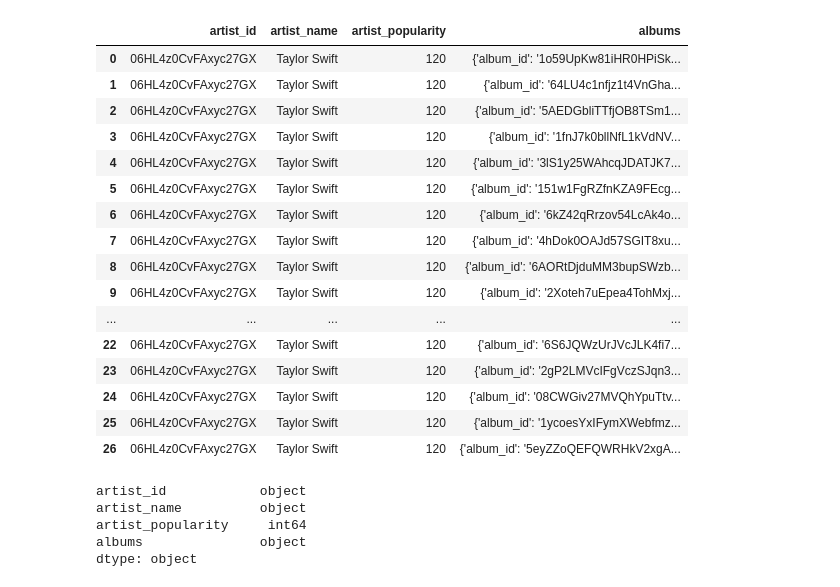
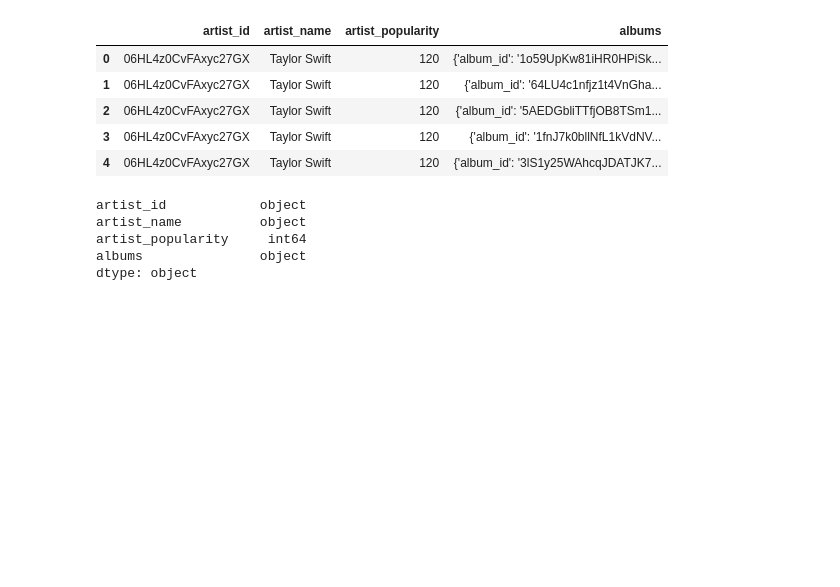
Before and after one commit to PrismaPsy/Data_Quality_Engineer, a Jupyter notebook: ETL/Data Quality Engineer.ipynb, the cells around one changed output. Saved outputs shown, nothing was run; the diff lists cells and outputs as text; code cells hidden in the pictures; blank space fills up the shorter version.

```diff
--- a/ETL/Data Quality Engineer.ipynb
+++ b/ETL/Data Quality Engineer.ipynb
@@ -4,27 +6,16 @@ import pandas as pd
 # %%
 # Abrir el nuevo arhivo de extensión CSV en un nuevo DataFrame.
 dataset = pd.read_csv('../Datasets/dataset.csv')
 
 # Visualizar el DataFrame nuevamente para asegurarnos que la información se haya guardado correctamente.
-dataset
+dataset.head()
 # %% [output]
 |  | artist_id | artist_name | artist_popularity | albums |
 | 0 | 06HL4z0CvFAxyc27GX | Taylor Swift | 120 | {'album_id': '1o59UpKw81iHR0HPiSk... |
 | 1 | 06HL4z0CvFAxyc27GX | Taylor Swift | 120 | {'album_id': '64LU4c1nfjz1t4VnGha... |
 | 2 | 06HL4z0CvFAxyc27GX | Taylor Swift | 120 | {'album_id': '5AEDGbliTTfjOB8TSm1... |
 | 3 | 06HL4z0CvFAxyc27GX | Taylor Swift | 120 | {'album_id': '1fnJ7k0bllNfL1kVdNV... |
 | 4 | 06HL4z0CvFAxyc27GX | Taylor Swift | 120 | {'album_id': '3lS1y25WAhcqJDATJK7... |
-| 5 | 06HL4z0CvFAxyc27GX | Taylor Swift | 120 | {'album_id': '151w1FgRZfnKZA9FEcg... |
-| 6 | 06HL4z0CvFAxyc27GX | Taylor Swift | 120 | {'album_id': '6kZ42qRrzov54LcAk4o... |
-| 7 | 06HL4z0CvFAxyc27GX | Taylor Swift | 120 | {'album_id': '4hDok0OAJd57SGIT8xu... |
-| 8 | 06HL4z0CvFAxyc27GX | Taylor Swift | 120 | {'album_id': '6AORtDjduMM3bupSWzb... |
-| 9 | 06HL4z0CvFAxyc27GX | Taylor Swift | 120 | {'album_id': '2Xoteh7uEpea4TohMxj... |
-| ... | ... | ... | ... | ... |
-| 22 | 06HL4z0CvFAxyc27GX | Taylor Swift | 120 | {'album_id': '6S6JQWzUrJVcJLK4fi7... |
-| 23 | 06HL4z0CvFAxyc27GX | Taylor Swift | 120 | {'album_id': '2gP2LMVcIFgVczSJqn3... |
-| 24 | 06HL4z0CvFAxyc27GX | Taylor Swift | 120 | {'album_id': '08CWGiv27MVQhYpuTtv... |
-| 25 | 06HL4z0CvFAxyc27GX | Taylor Swift | 120 | {'album_id': '1ycoesYxIFymXWebfmz... |
-| 26 | 06HL4z0CvFAxyc27GX | Taylor Swift | 120 | {'album_id': '5eyZZoQEFQWRHkV2xgA... |
 # %%
 # Visualizar el tipo de dato que contiene cada columna en el DataFrame.
 dataset.dtypes
```
Also changed, not shown: parts of 2 cells of this notebook, 2 other files.
